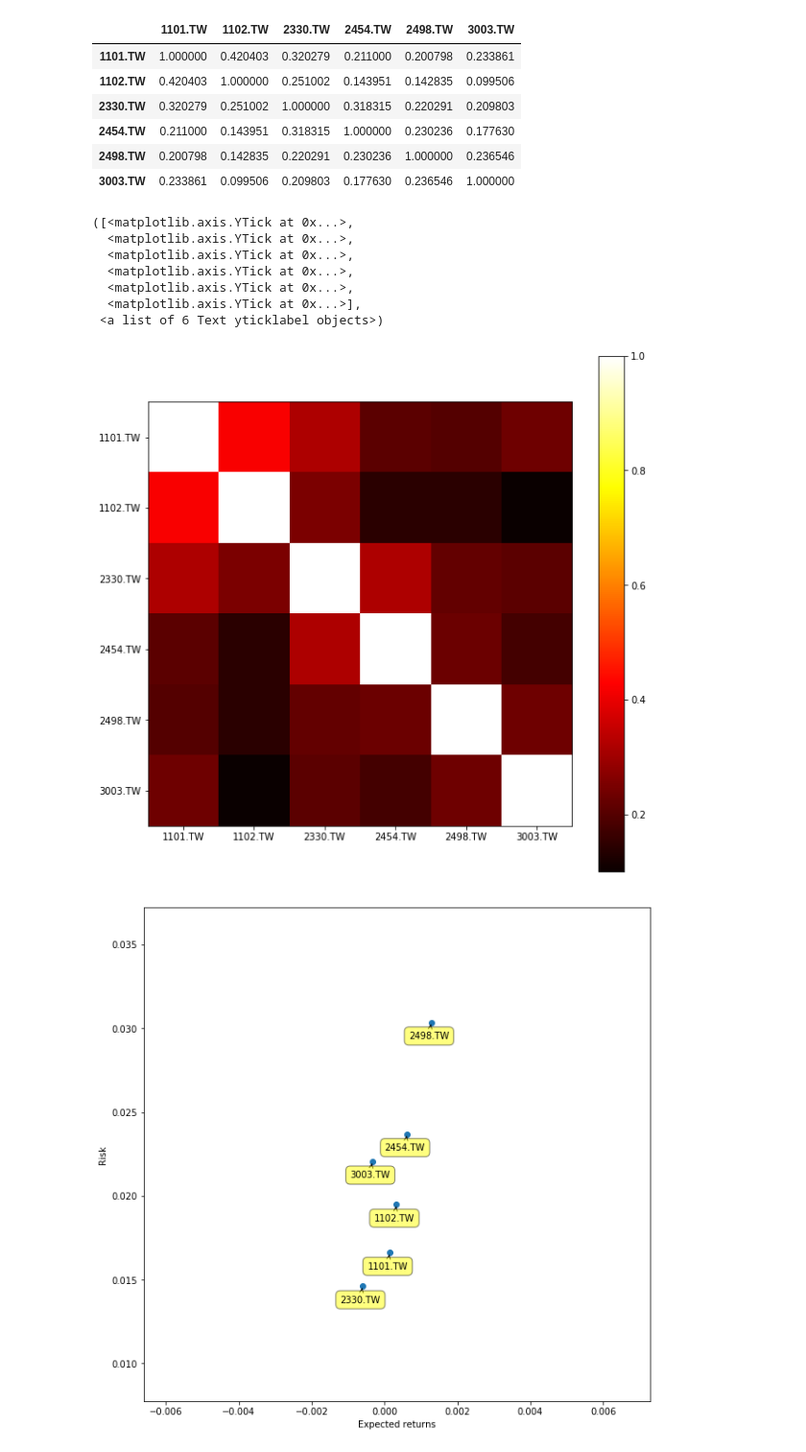
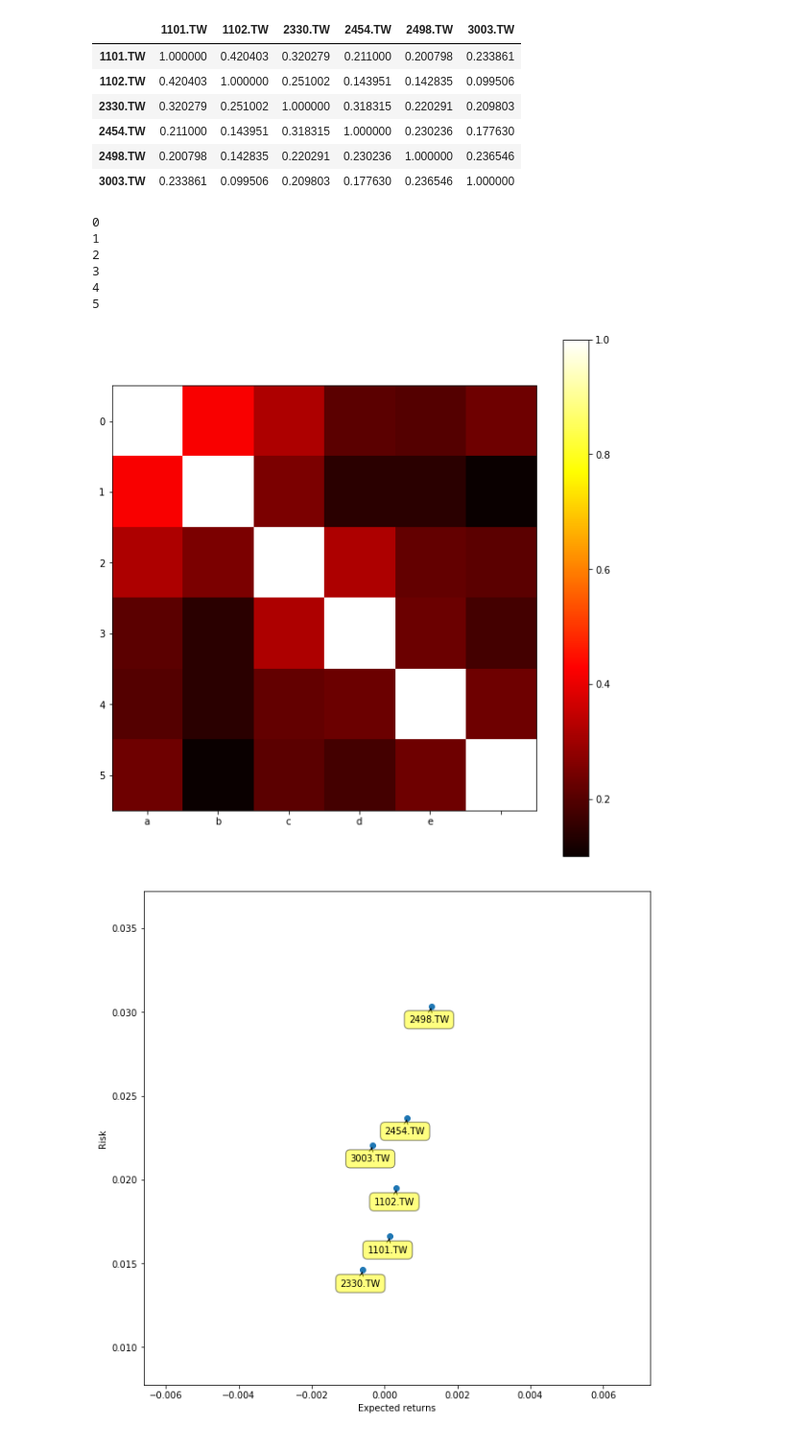
Before and after one commit to ywchiu/pyfintech, a Jupyter notebook: Demo20171019.ipynb, the cells around one changed output. Shown at 96% size. Cells and saved outputs as stored; diff of their text form; code cells hidden in the pictures.

```diff
--- a/Demo20171019.ipynb
+++ b/Demo20171019.ipynb
@@ -560,19 +560,21 @@ corr
 # %%
 plt.figure(figsize=(10,10))
 plt.imshow(corr, cmap='hot', interpolation='none')
 
 plt.colorbar()
-plt.xticks(range(len(corr)), corr.columns)
-plt.yticks(range(len(corr)), corr.columns)
+#plt.xticks(range(len(corr)), corr.columns)
+#plt.yticks(range(len(corr)), corr.columns)
+plt.xticks([0,1,2,3,4,5], ['a', 'b', 'c', 'd', 'e'])
+for i in range(6):
+    print(i)
 # %% [output]
-([<matplotlib.axis.YTick at 0x...>,
-  <matplotlib.axis.YTick at 0x...>,
-  <matplotlib.axis.YTick at 0x...>,
-  <matplotlib.axis.YTick at 0x...>,
-  <matplotlib.axis.YTick at 0x...>,
-  <matplotlib.axis.YTick at 0x...>],
- <a list of 6 Text yticklabel objects>)
+0
+1
+2
+3
+4
+5
-[figure, old version]
+[figure, new version]
 # %%
 plt.figure(figsize=(10,10))
 plt.scatter(rets.mean(), rets.std())
```
Also changed, not shown: parts of 8 cells of this notebook.
